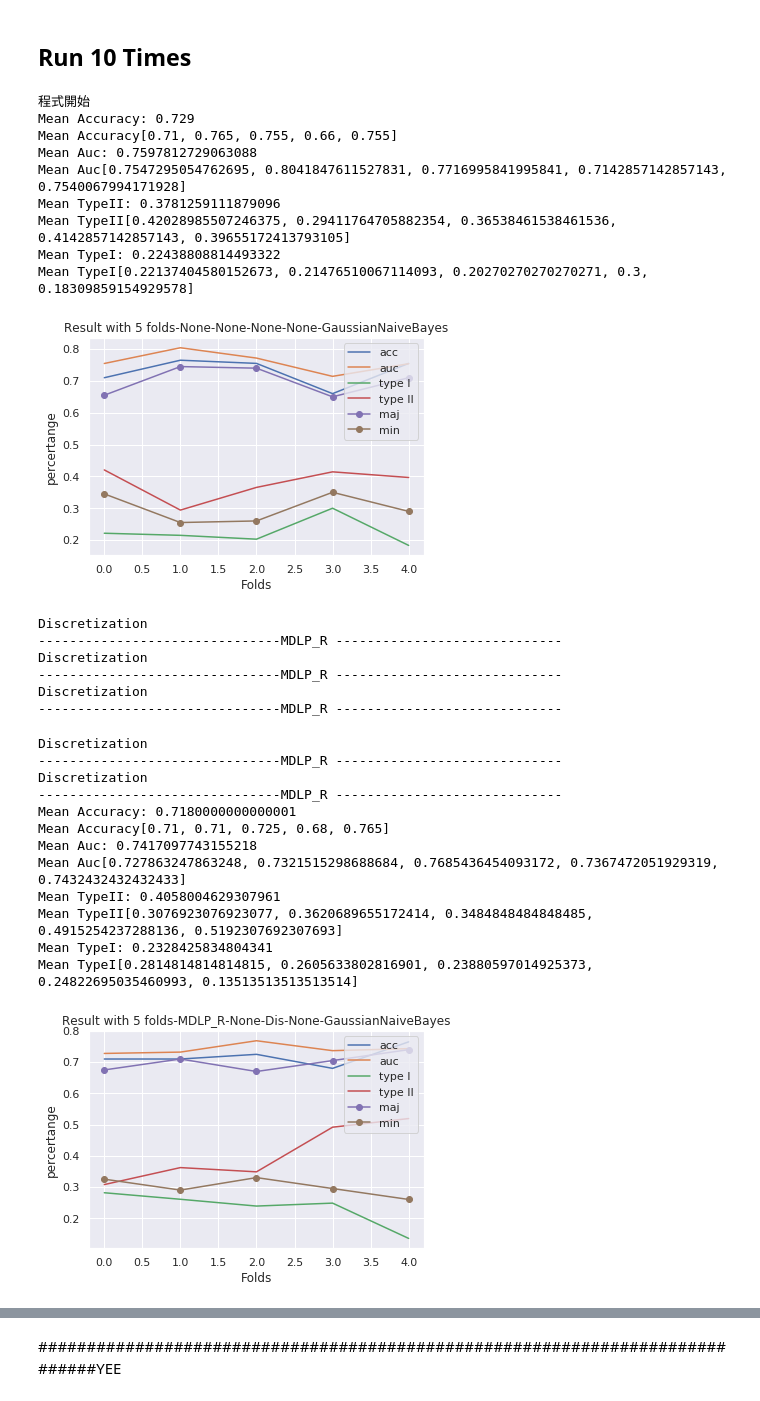
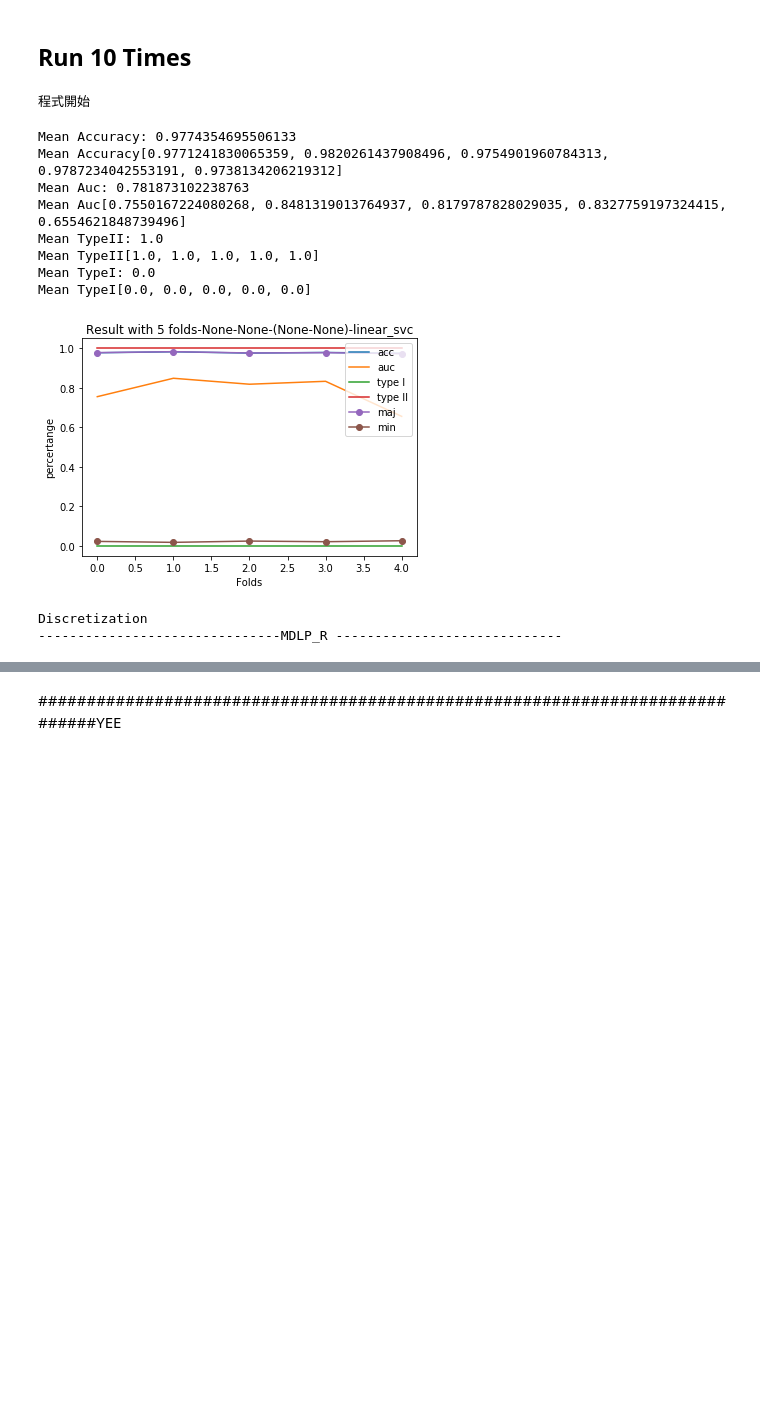
Before and after one commit to BanNel/Discretize_Classification, a Jupyter notebook: Discretization Classification 2.0(Template) - KFold-WithR.ipynb, the cells around one changed output, grey strips where cells are left out. Saved outputs shown, nothing was run; the diff lists cells and outputs as text; code cells hidden in the pictures; blank space fills up the shorter version.

Commit message:
TEJCN-20200109
TEJCN-20200109(188)

```diff
--- a/Discretization Classification 2.0(Template) - KFold-WithR.ipynb
+++ b/Discretization Classification 2.0(Template) - KFold-WithR.ipynb
@@ -39,7 +39,7 @@ pandas2ri.activate()
 ## 1.Load Data
 # %%
 # Load Data
-data_name = "Germany_Original"
+data_name = "TEJCN"
 #Fast: Japanese_Credit Australian_Original Germany_Original Japanese_Bankrupt
 #Slow: USA_Bankrupt
 
@@ -705,60 +705,43 @@ def run10times(classifier_list,classifier_name_list):
 t0 = Thread(target=run10times,args=(svmlinear,"svmlinear"))
 t1 = Thread(target=run10times,args=(linear_svc,"linear_svc"))
 t2 = Thread(target=run10times,args=(svmrbf,"svmrbf"))
 t3 = Thread(target=run10times,args=(DecisionTreeClassifier,"DecisionTreeClassifier"))
 t4 = Thread(target=run10times,args=(RandomForest,"RandomForest"))
 t5 = Thread(target=run10times,args=(logisticRegression,"logisticRegression"))
 t6 = Thread(target=run10times,args=(mlp,"mlp"))
 t7 = Thread(target=run10times,args=(xgBoost,"xgBoost"))
 t8 = Thread(target=run10times,args=(GaussianNaiveBayes,"GaussianNaiveBayes"))
 t9 = Thread(target=run10times,args=(lboost,"LogitBoost"))
 t10 = Thread(target=run10times,args=(ada,"AdaBoost"))
 t11 = Thread(target=run10times,args=(knn,"KNN"))
 
 
 #thread_list = [t1,t2,t3,t4,t5,t6,t7,t8,t9,t10,t0]
-thread_list = [t8]
+thread_list = [t1]
 #thread_list = [t1,t2,t3,t4,t5,t6,t7,t8,t9,t10,t11]
 #thread_list = [t11,t10,t9,t7,t8]
 
 #程式開始
 for item in thread_list:
     item.start()
 print("\n程式開始")
 
 
 #程式結束
 for item in thread_list:
     item.join()
 print("\n程式結束")
 # %% [output]
 程式開始
-Mean Accuracy: 0.729
-Mean Accuracy[0.71, 0.765, 0.755, 0.66, 0.755]
-Mean Auc: 0.7597812729063088
-Mean Auc[0.7547295054762695, 0.8041847611527831, 0.7716995841995841, 0.7142857142857143, 0.7540067994171928]
-Mean TypeII: 0.3781259111879096
-Mean TypeII[0.42028985507246375, 0.29411764705882354, 0.36538461538461536, 0.4142857142857143, 0.39655172413793105]
-Mean TypeI: 0.22438808814493322
-Mean TypeI[0.22137404580152673, 0.21476510067114093, 0.20270270270270271, 0.3, 0.18309859154929578]
+Mean Accuracy: 0.9774354695506133
+Mean Accuracy[0.9771241830065359, 0.9820261437908496, 0.9754901960784313, 0.9787234042553191, 0.9738134206219312]
+Mean Auc: 0.781873102238763
+Mean Auc[0.7550167224080268, 0.8481319013764937, 0.8179787828029035, 0.8327759197324415, 0.6554621848739496]
+Mean TypeII: 1.0
+Mean TypeII[1.0, 1.0, 1.0, 1.0, 1.0]
+Mean TypeI: 0.0
+Mean TypeI[0.0, 0.0, 0.0, 0.0, 0.0]
-[figure, old version]
+[figure, new version]
-Discretization
--------------------------------MDLP_R -----------------------------
-Discretization
--------------------------------MDLP_R -----------------------------
-Discretization
--------------------------------MDLP_R -----------------------------
 Discretization
 -------------------------------MDLP_R -----------------------------
-Discretization
--------------------------------MDLP_R -----------------------------
-Mean Accuracy: 0.7180000000000001
-Mean Accuracy[0.71, 0.71, 0.725, 0.68, 0.765]
-Mean Auc: 0.7417097743155218
-Mean Auc[0.727863247863248, 0.7321515298688684, 0.7685436454093172, 0.7367472051929319, 0.7432432432432433]
-Mean TypeII: 0.4058004629307961
-Mean TypeII[0.3076923076923077, 0.3620689655172414, 0.3484848484848485, 0.4915254237288136, 0.5192307692307693]
-Mean TypeI: 0.2328425834804341
-Mean TypeI[0.2814814814814815, 0.2605633802816901, 0.23880597014925373, 0.24822695035460993, 0.13513513513513514]
-[figure, old version]
 Discretization
```
Also changed, not shown: parts of 6 cells of this notebook, 36 other files.
